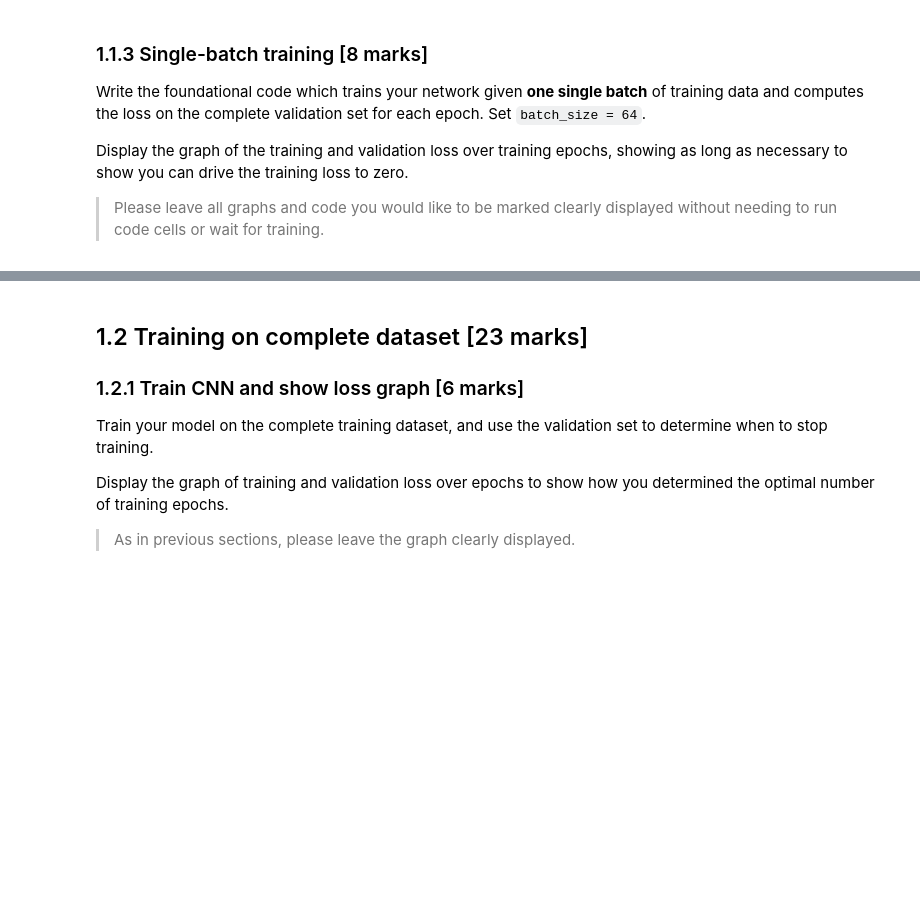
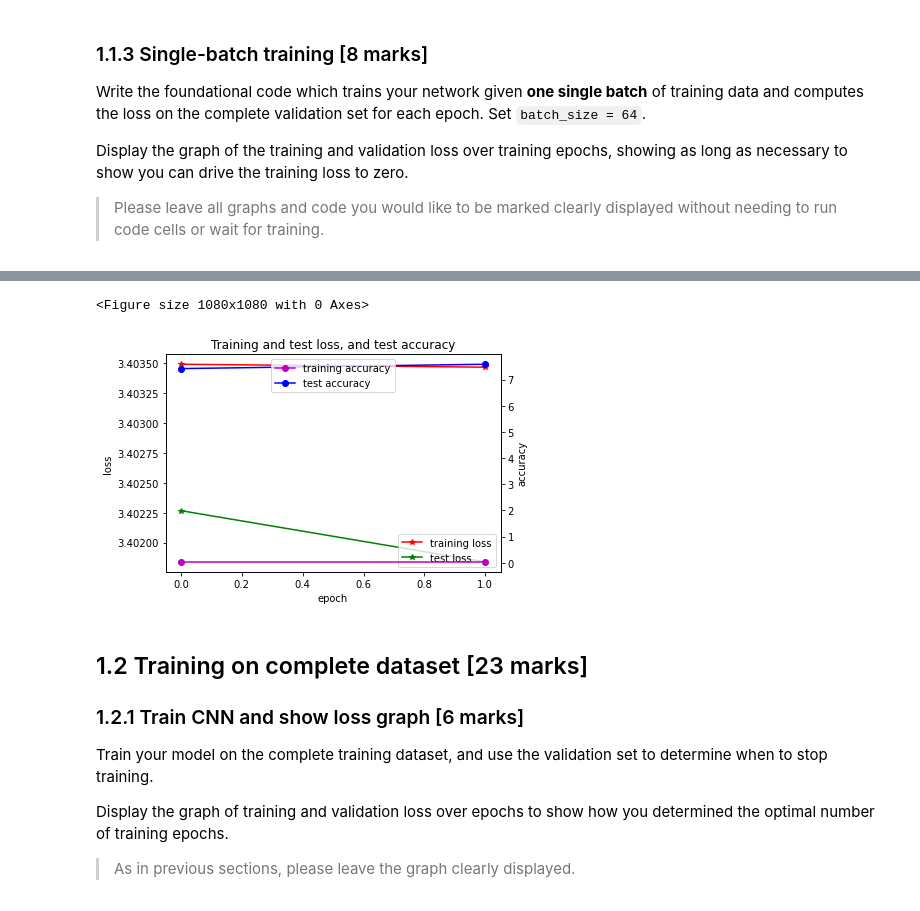
Before and after one commit to Ajith-Kalyan/AI, a Jupyter notebook: coursework1_v2.ipynb, the cells around one changed output, grey strips where cells are left out. Saved outputs shown, nothing was run; the diff lists cells and outputs as text; code cells hidden in the pictures; blank space fills up the shorter version.

Commit message:
full data set working

```diff
--- a/coursework1_v2.ipynb
+++ b/coursework1_v2.ipynb
@@ -324,3 +330,24 @@ MemoryError:
+# %%
+data = torch.load(resultpath_singlebatch)
+statsrecord = data["stats"]
+plt.figure(figsize=(15,15));
+fig, ax1 = plt.subplots()
+plt.plot(statsrecord[0], 'r', label = 'training loss', marker='*')
+plt.plot(statsrecord[2], 'g', label = 'test loss' , marker='*')
+plt.legend(loc='lower right')
+plt.xlabel('epoch')
+plt.ylabel('loss')
+plt.title('Training and test loss, and test accuracy')
+ax2=ax1.twinx()
+ax2.plot(statsrecord[1], 'm', label = 'training accuracy', marker='o')
+ax2.plot(statsrecord[3], 'b', label = 'test accuracy', marker='o')
+ax2.set_ylabel('accuracy')
+plt.legend(loc='upper center')
+fig.savefig("./singlebatch.svg")
+plt.show();
+# %% [output]
+<Figure size 1080x1080 with 0 Axes>
+[figure, added]
 # %% [markdown]
 
 
```
Also changed, not shown: parts of 10 cells of this notebook, 2 other files.
